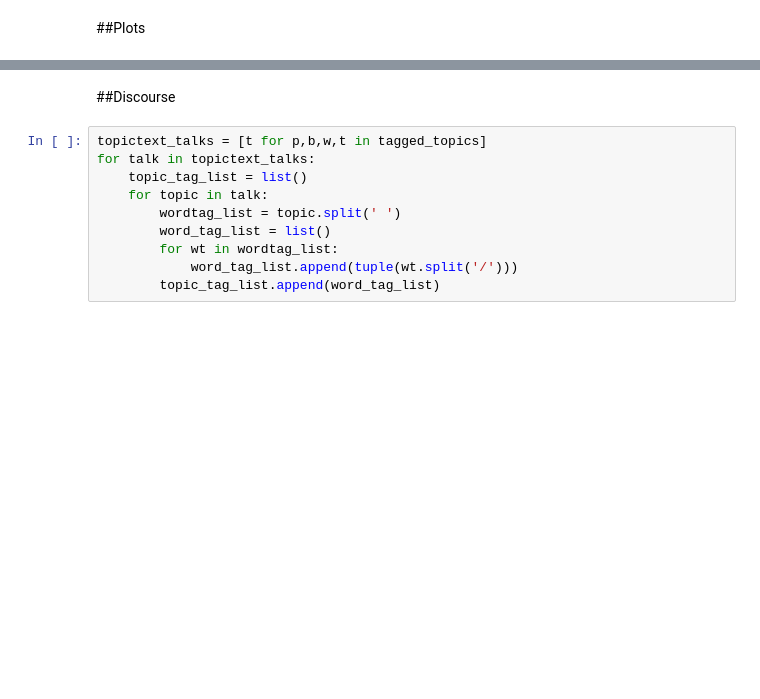
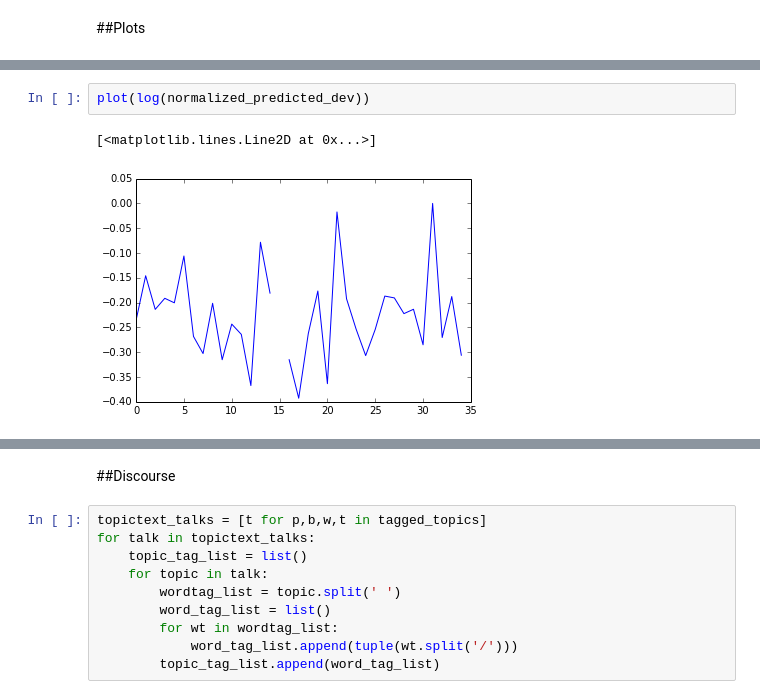
Before and after one commit to RahulJKVerma/NLP_Final_Project, a Jupyter notebook: notebooks/Master Notebook.ipynb, the cells around one changed output, grey strips where cells are left out. Saved outputs shown, nothing was run; the diff lists cells and outputs as text; blank space fills up the shorter version.

```diff
--- a/notebooks/Master Notebook.ipynb
+++ b/notebooks/Master Notebook.ipynb
@@ -436,2 +609,7 @@ metrics.r2_score(Y_dev, predicted_dev), metrics.r2_score(Y_test, predicted_test)
+# %%
+plot(log(normalized_predicted_dev))
+# %% [output]
+[<matplotlib.lines.Line2D at 0x...>]
+[figure, added]
 # %%
 #Trying to create a residual plot, need to figure out another way
```
Also changed, not shown: parts of 22 cells of this notebook.
